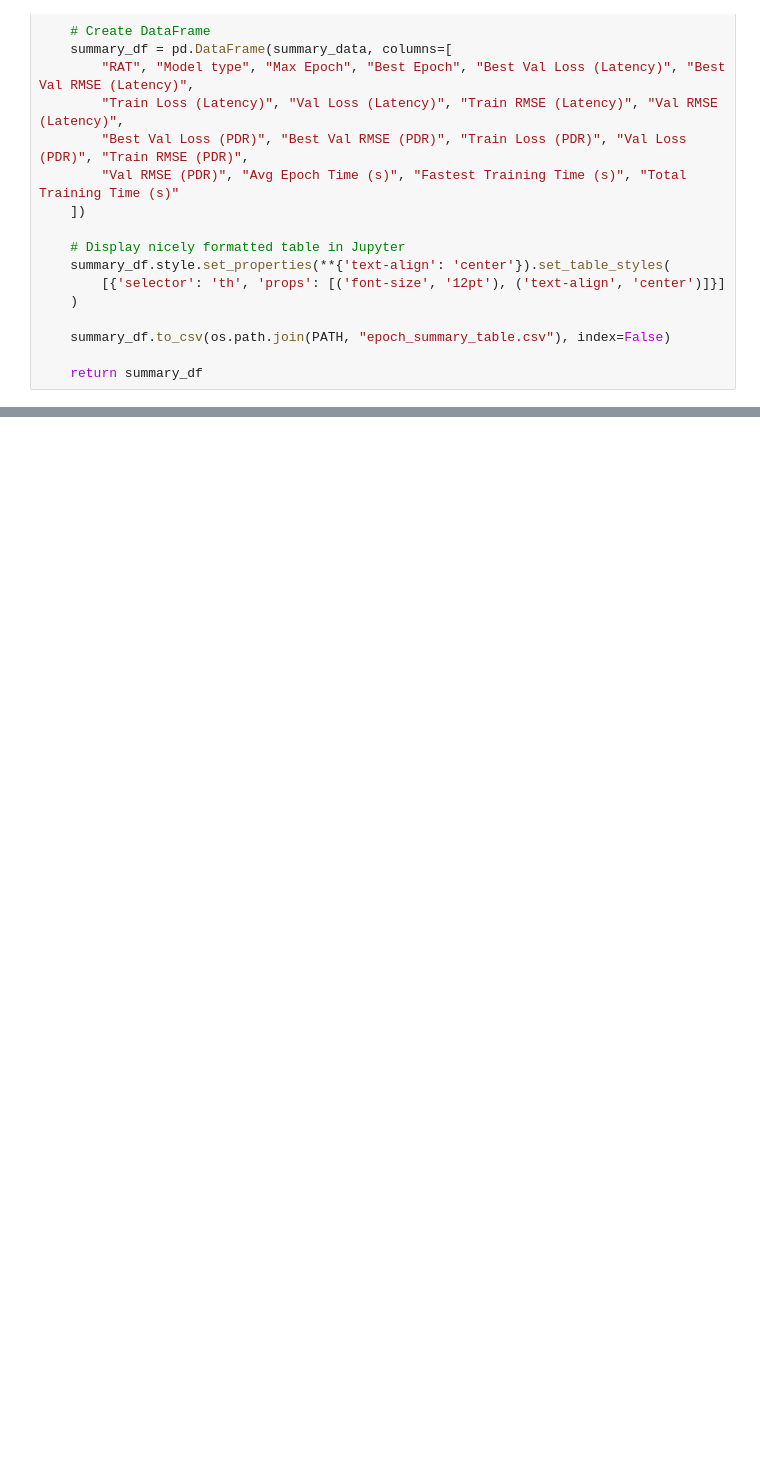
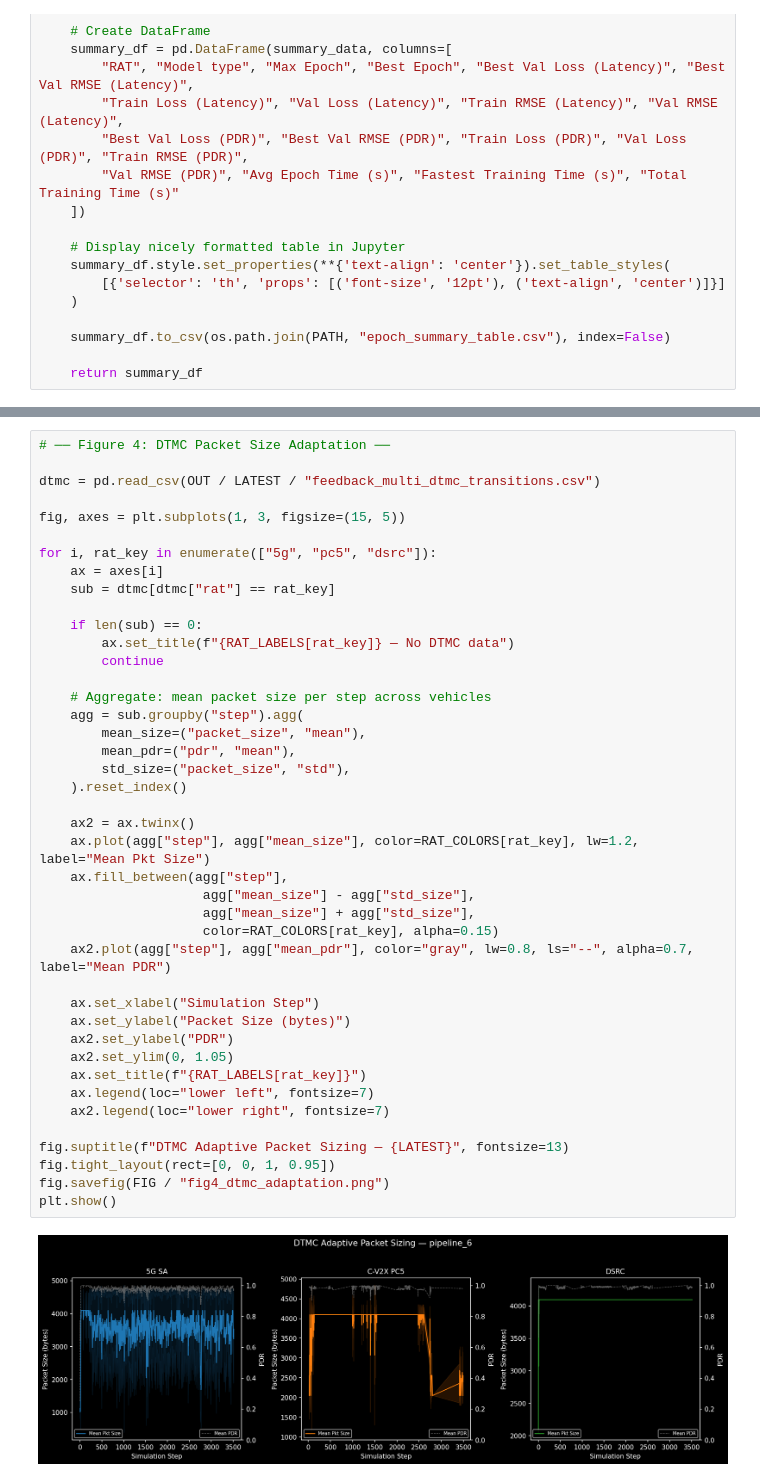
Before and after one commit to lbrehong/v2x-lstm, a Jupyter notebook: lstm/results.ipynb, the cells around one changed output, grey strips where cells are left out. Saved outputs shown, nothing was run; the diff lists cells and outputs as text; blank space fills up the shorter version.

```diff
--- a/lstm/results.ipynb
+++ b/lstm/results.ipynb
@@ -151,0 +310,44 @@ plot_losses(TYPES, RATS)
+# %%
+# ── Figure 4: DTMC Packet Size Adaptation ──
+
+dtmc = pd.read_csv(OUT / LATEST / "feedback_multi_dtmc_transitions.csv")
+
+fig, axes = plt.subplots(1, 3, figsize=(15, 5))
+
+for i, rat_key in enumerate(["5g", "pc5", "dsrc"]):
+    ax = axes[i]
+    sub = dtmc[dtmc["rat"] == rat_key]
+
+    if len(sub) == 0:
+        ax.set_title(f"{RAT_LABELS[rat_key]} — No DTMC data")
+        continue
+
+    # Aggregate: mean packet size per step across vehicles
+    agg = sub.groupby("step").agg(
+        mean_size=("packet_size", "mean"),
+        mean_pdr=("pdr", "mean"),
+        std_size=("packet_size", "std"),
+    ).reset_index()
+
+    ax2 = ax.twinx()
+    ax.plot(agg["step"], agg["mean_size"], color=RAT_COLORS[rat_key], lw=1.2, label="Mean Pkt Size")
+    ax.fill_between(agg["step"],
+                     agg["mean_size"] - agg["std_size"],
+                     agg["mean_size"] + agg["std_size"],
+                     color=RAT_COLORS[rat_key], alpha=0.15)
+    ax2.plot(agg["step"], agg["mean_pdr"], color="gray", lw=0.8, ls="--", alpha=0.7, label="Mean PDR")
+
+    ax.set_xlabel("Simulation Step")
+    ax.set_ylabel("Packet Size (bytes)")
+    ax2.set_ylabel("PDR")
+    ax2.set_ylim(0, 1.05)
+    ax.set_title(f"{RAT_LABELS[rat_key]}")
+    ax.legend(loc="lower left", fontsize=7)
+    ax2.legend(loc="lower right", fontsize=7)
+
+fig.suptitle(f"DTMC Adaptive Packet Sizing — {LATEST}", fontsize=13)
+fig.tight_layout(rect=[0, 0, 1, 0.95])
+fig.savefig(FIG / "fig4_dtmc_adaptation.png")
+plt.show()
+# %% [output]
+[figure, added]
```
Also changed, not shown: parts of 22 cells of this notebook, 1 other file.
